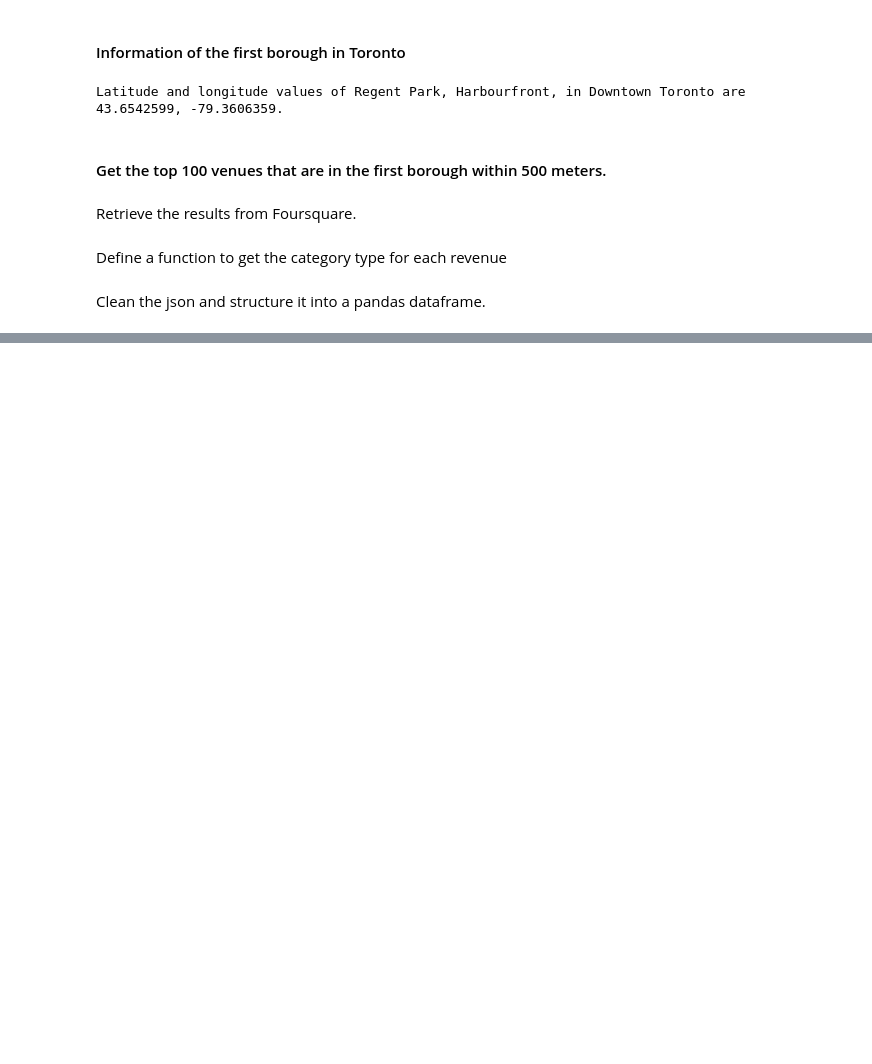
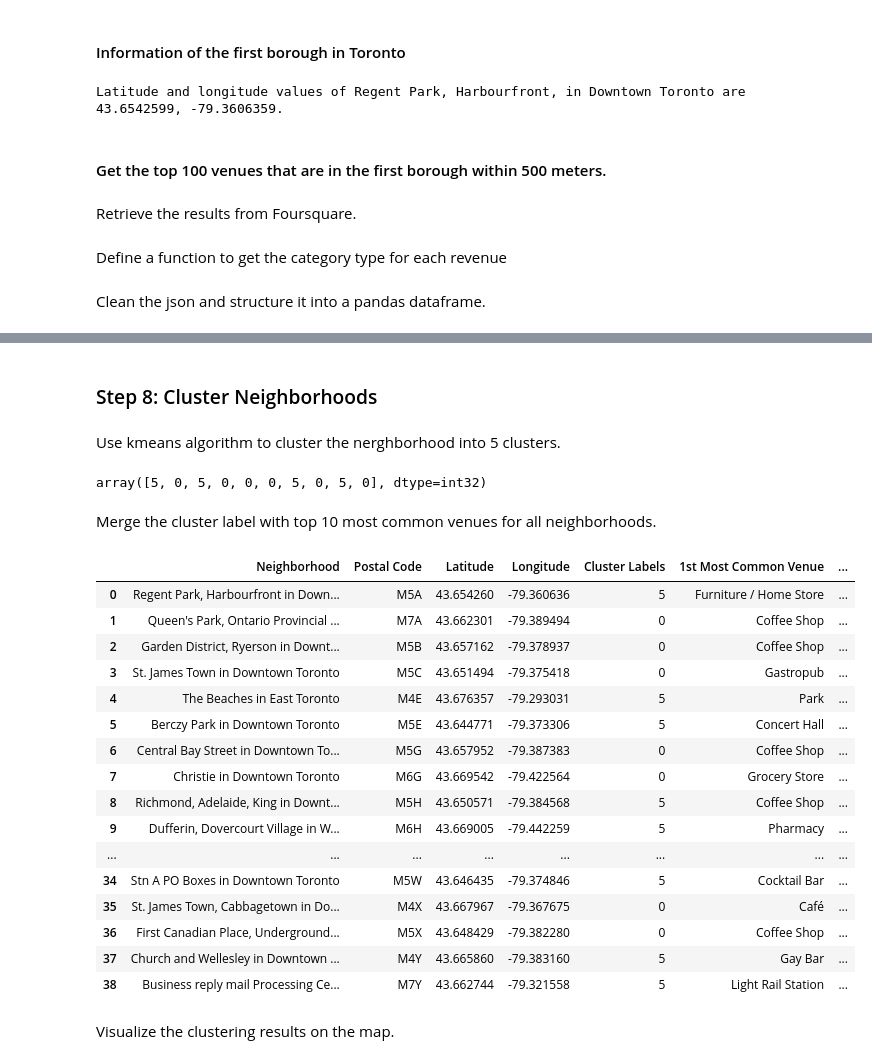
Before and after one commit to harryliyi/IBM-DScapstone, a Jupyter notebook: W3_Neighborhood_Clustering_Toronto.ipynb, the cells around one changed output, grey strips where cells are left out. Cells and saved outputs as stored; diff of their text form; code cells hidden in the pictures; blank space fills up the shorter version.

```diff
--- a/W3_Neighborhood_Clustering_Toronto.ipynb
+++ b/W3_Neighborhood_Clustering_Toronto.ipynb
@@ -311,0 +542,21 @@ nearby_venues.head()
+# %%
+num_top_venues = 10
+
+indicators = ['st', 'nd', 'rd']
+
+# create columns according to number of top venues
+columns = ['Neighborhood']
+for ind in np.arange(num_top_venues):
+    try:
+        columns.append('{}{} Most Common Venue'.format(ind+1, indicators[ind]))
+    except:
+        columns.append('{}th Most Common Venue'.format(ind+1))
+
+# create a new dataframe
+toronto_neighborhoods_venues_sorted = pd.DataFrame(columns=columns)
+toronto_neighborhoods_venues_sorted['Neighborhood'] = toronto_grouped['Neighborhood']
+
+for ind in np.arange(toronto_grouped.shape[0]):
+    toronto_neighborhoods_venues_sorted.iloc[ind, 1:] = return_most_common_venues(toronto_grouped.iloc[ind, :], num_top_venues)
+
+toronto_neighborhoods_venues_sorted
@@ -311,0 +581,52 @@ nearby_venues.head()
+# %% [markdown]
+### Step 8: Cluster Neighborhoods
+# %% [markdown]
+Use kmeans algorithm to cluster the nerghborhood into 5 clusters.
+# %%
+# set number of clusters
+kclusters = 7
+
+toronto_grouped_clustering = toronto_grouped.drop('Neighborhood', 1)
+
+# run k-means clustering
+kmeans = KMeans(n_clusters=kclusters, random_state=0).fit(toronto_grouped_clustering)
+
+# check cluster labels generated for each row in the dataframe
+kmeans.labels_[0:10]
+# %% [output]
+array([5, 0, 5, 0, 0, 0, 5, 0, 5, 0], dtype=int32)
+# %% [markdown]
+Merge the cluster label with top 10 most common venues for all neighborhoods.
+# %%
+# add clustering labels
+neighborhoods_venues_cluster = toronto_neighborhoods_venues_sorted.copy()
+neighborhoods_venues_cluster.insert(0, 'Cluster Labels', kmeans.labels_)
+
+toronto_merged = tor_neighborhoods.copy()
+toronto_merged.drop(columns=['Borough','Neighborhood'],inplace=True)
+toronto_merged.insert(0, 'Neighborhood', neighborhoods)
+
+# merge toronto_grouped with toronto_data to add latitude/longitude for each neighborhood
+toronto_merged = toronto_merged.join(neighborhoods_venues_cluster.set_index('Neighborhood'), on='Neighborhood', how='inner')
+
+toronto_merged
+# %% [output]
+|  | Neighborhood | Postal Code | Latitude | Longitude | Cluster Labels | 1st Most Common Venue | ... |
+| 0 | Regent Park, Harbourfront in Down... | M5A | 43.654260 | -79.360636 | 5 | Furniture / Home Store | ... |
+| 1 | Queen's Park, Ontario Provincial ... | M7A | 43.662301 | -79.389494 | 0 | Coffee Shop | ... |
+| 2 | Garden District, Ryerson in Downt... | M5B | 43.657162 | -79.378937 | 0 | Coffee Shop | ... |
+| 3 | St. James Town in Downtown Toronto | M5C | 43.651494 | -79.375418 | 0 | Gastropub | ... |
+| 4 | The Beaches in East Toronto | M4E | 43.676357 | -79.293031 | 5 | Park | ... |
+| 5 | Berczy Park in Downtown Toronto | M5E | 43.644771 | -79.373306 | 5 | Concert Hall | ... |
+| 6 | Central Bay Street in Downtown To... | M5G | 43.657952 | -79.387383 | 0 | Coffee Shop | ... |
+| 7 | Christie in Downtown Toronto | M6G | 43.669542 | -79.422564 | 0 | Grocery Store | ... |
+| 8 | Richmond, Adelaide, King in Downt... | M5H | 43.650571 | -79.384568 | 5 | Coffee Shop | ... |
+| 9 | Dufferin, Dovercourt Village in W... | M6H | 43.669005 | -79.442259 | 5 | Pharmacy | ... |
+| ... | ... | ... | ... | ... | ... | ... | ... |
+| 34 | Stn A PO Boxes in Downtown Toronto | M5W | 43.646435 | -79.374846 | 5 | Cocktail Bar | ... |
+| 35 | St. James Town, Cabbagetown in Do... | M4X | 43.667967 | -79.367675 | 0 | Café | ... |
+| 36 | First Canadian Place, Underground... | M5X | 43.648429 | -79.382280 | 0 | Coffee Shop | ... |
+| 37 | Church and Wellesley in Downtown ... | M4Y | 43.665860 | -79.383160 | 5 | Gay Bar | ... |
+| 38 | Business reply mail Processing Ce... | M7Y | 43.662744 | -79.321558 | 5 | Light Rail Station | ... |
+# %% [markdown]
+Visualize the clustering results on the map.
```
Also changed, not shown: parts of 45 cells of this notebook.
